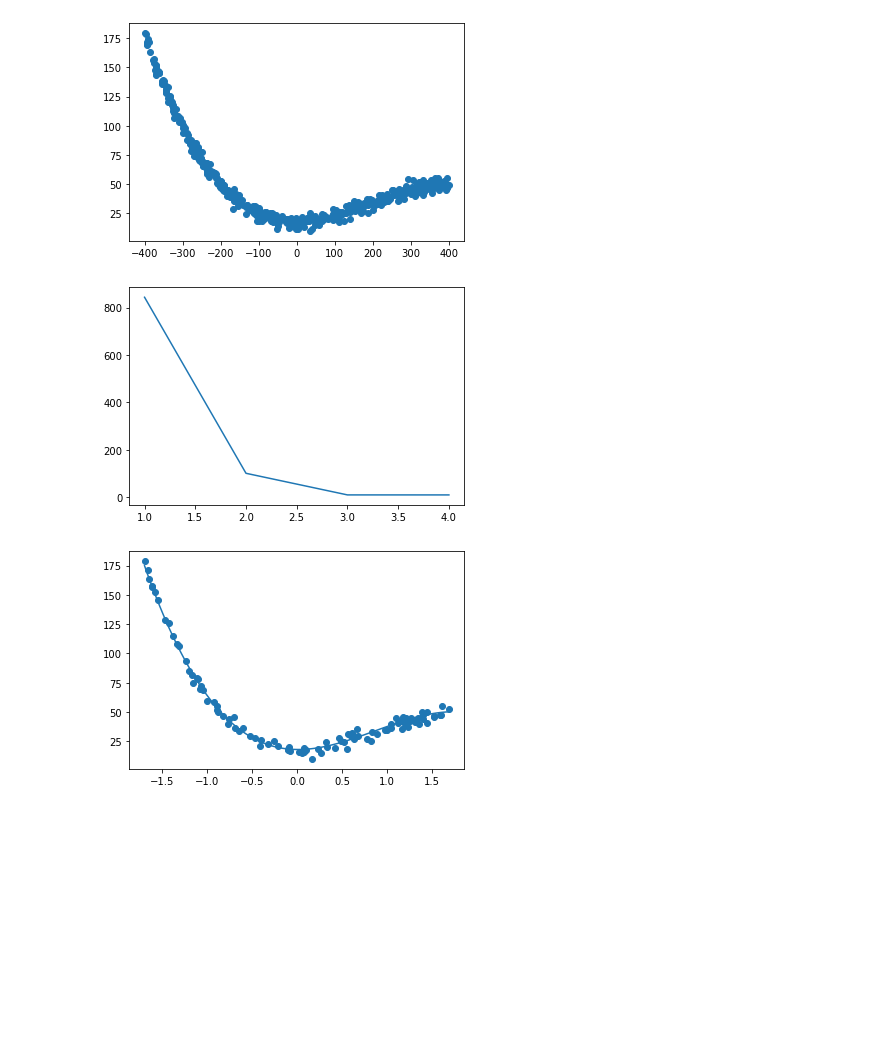
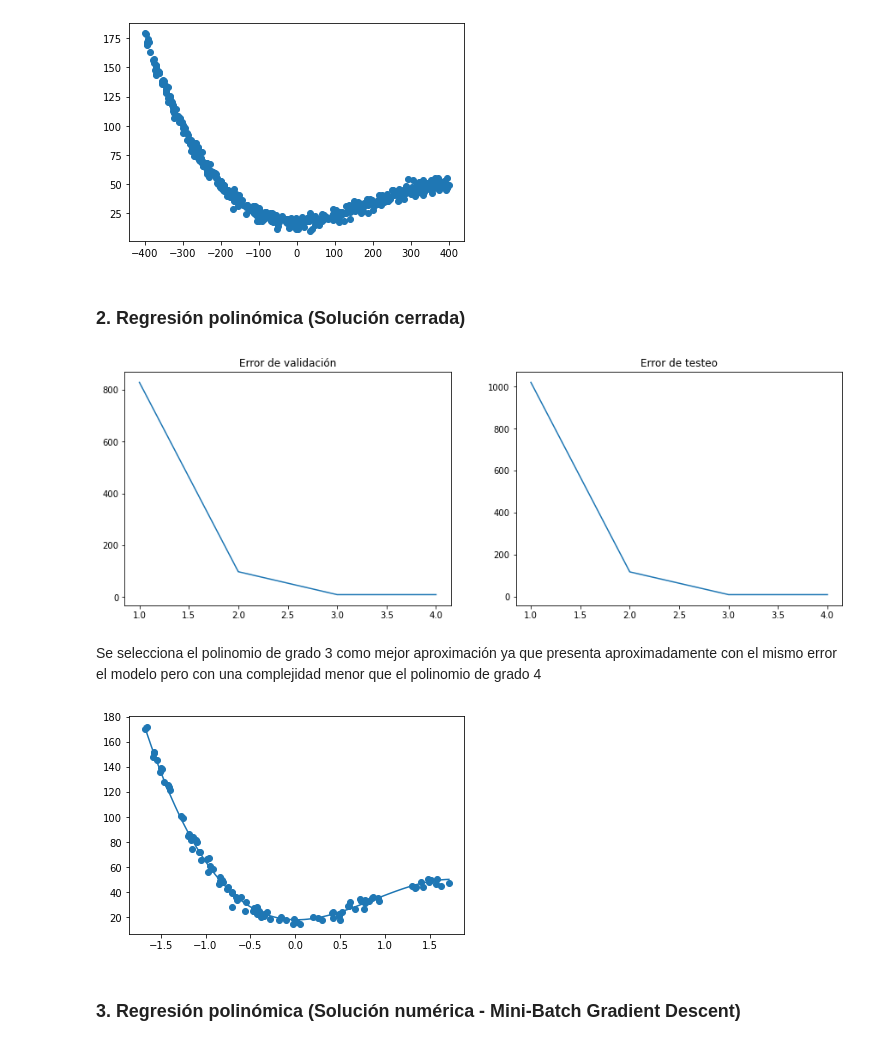
Before and after one commit to franz6ko/intro-ai, a Jupyter notebook: Examen/Examen.ipynb, the cells around one changed output. Drawn from its saved outputs; the diff is of its cells as text; code cells hidden in the pictures; blank space fills up the shorter version.

```diff
--- a/Examen/Examen.ipynb
+++ b/Examen/Examen.ipynb
@@ -90,6 +94,8 @@ def splitDataset(X, y, p):
     return X_sh[:lim], X_sh[lim:], y_sh[:lim], y_sh[lim:]
 
 X_train, X_test, y_train, y_test = splitDataset(X, y, 0.8)
+# %% [markdown]
+### 2. Regresión polinómica (Solución cerrada)
 # %%
 # Regresión Lineal
 class LinearRegression():
@@ -126,12 +133,13 @@ class MSE():
         return np.mean((target - prediction) ** 2)
 # %%
 # K-folds
-def k_folds(X, y, k, n):
+def k_folds(X, y, k, n, X_test, y_test):
 
     p_reg = PolynomialRegression(n)
 
     mse_eval = MSE()
     mse_list = []
+    test_mse_list = []
 
     chunk_size = int(len(X) / k)
 
@@ -145,32 +153,44 @@ def k_folds(X, y, k, n):
 
         p_reg.fit(X_train, y_train)
         y_pred = p_reg.predict(X_valid)
+        y_test_pred = p_reg.predict(X_test)
 
 #         plt.figure()
 #         plt.scatter(X_valid, y_valid)
 #         plt.scatter(X_valid,y_pred)
 
         k_mse = mse_eval(y_valid.reshape(-1, 1), y_pred)
+        k_mse_test = mse_eval(y_test.reshape(-1, 1), y_test_pred)
 
         mse_list.append(k_mse)
+        test_mse_list.append(k_mse_test)
 
     mean_mse = np.mean(mse_list)
+    test_mean_mse = np.mean(test_mse_list)
 
-    return mean_mse
+    return mean_mse, test_mean_mse
 # %%
 # Usar k-folds por cada grado de regresion polinómica de 1 a 4
 grades = [1,2,3,4]
 mses = []
+test_mses = []
 
 for g in grades:
-    mse = k_folds(X_train, y_train, 5, g)
+    mse, test_mse = k_folds(X_train, y_train, 5, g,  X_test, y_test)
     mses.append(mse)
+    test_mses.append(test_mse)
 
-plt.plot(grades, mses);
+fig, ax = plt.subplots(1,2, figsize=(15,5))
+ax[0].plot(grades, mses);
+ax[0].set_title('Error de validación')
+ax[1].plot(grades, test_mses);
+ax[1].set_title('Error de testeo');
 # %% [output]
-[figure, old version]
+[figure, new version]
+# %% [markdown]
+Se selecciona el polinomio de grado 3 como mejor aproximación ya que presenta aproximadamente con el mismo error el modelo pero con una complejidad menor que el polinomio de grado 4
 # %%
-# Selección del mejor modelo (polinomio grado 3)
+# Gráfica del polinomio y el dataset de test
 p_reg = PolynomialRegression(3)
 yp_train = p_reg.fit_transform(X_train, y_train)
 yp_test = p_reg.predict(X_test)
@@ -181,8 +201,13 @@ y_cl = w_cl[0] * x**0 + w_cl[1] * x**1 + w_cl[2] * x**2 + w_cl[3] * x**3
 
 plt.plot(x,y_cl)
 plt.scatter(X_test, y_test);
+
+mse_eval = MSE()
+mse_cl = mse_eval(y_test.reshape(-1, 1), yp_test)
 # %% [output]
-[figure, old version]
+[figure, new version]
+# %% [markdown]
+### 3. Regresión polinómica (Solución numérica - Mini-Batch Gradient Descent)
 # %%
 # Mini-Batch Gradient Descent
 class MiniBatchGradientDescent:
```
Also changed, not shown: parts of 12 cells of this notebook, 1 other file.
